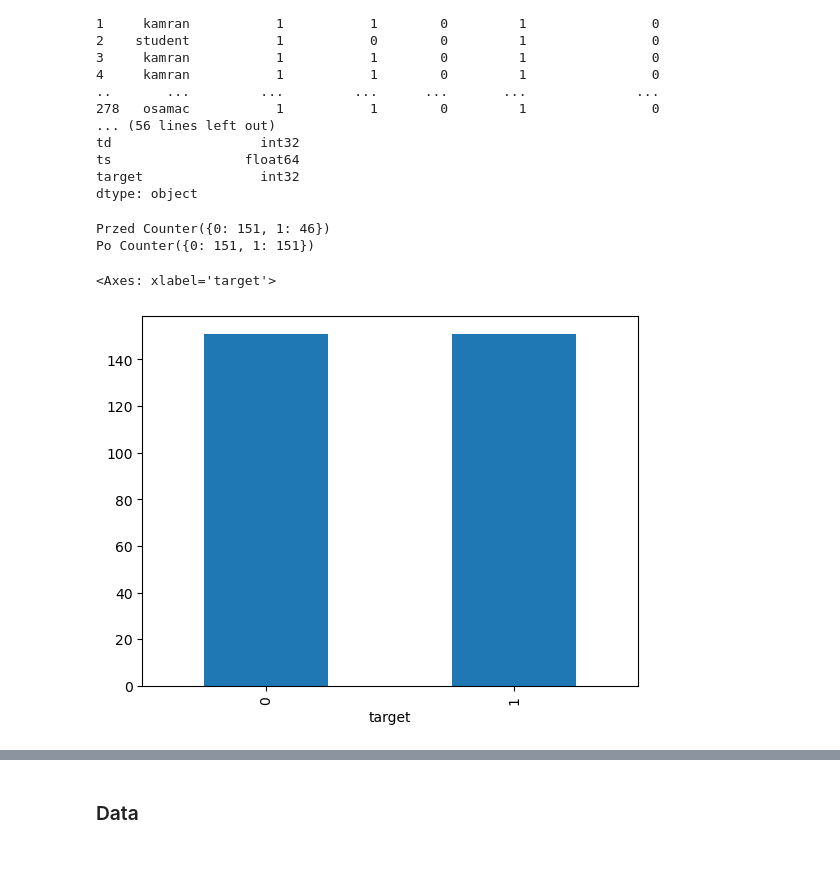
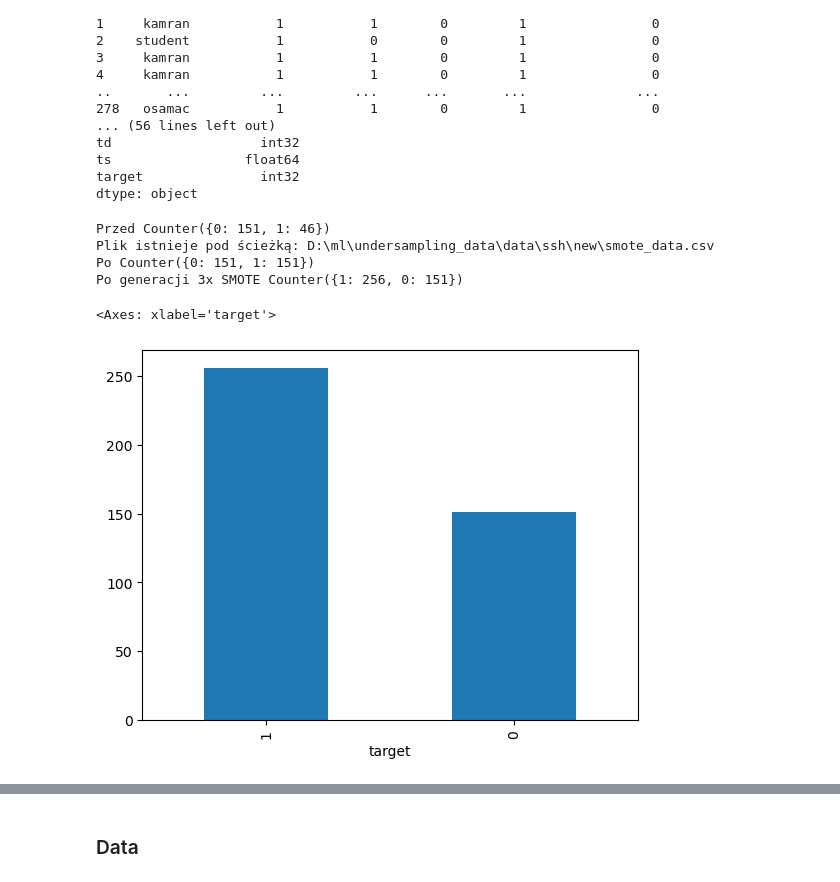
Before and after one commit to BeNNeTTcik/undersampling_data, a Jupyter notebook: notebooks/ssh.ipynb, the cells around one changed output, grey strips where cells are left out. Saved outputs shown, nothing was run; the diff lists cells and outputs as text; code cells hidden in the pictures.

```diff
--- a/notebooks/ssh.ipynb
+++ b/notebooks/ssh.ipynb
@@ -100,27 +100,52 @@ target               int32
 dtype: object
 # %%
 file_path1 = "D:\\ml\\undersampling_data\\data\\ssh\\new\\smote_data.csv"
+file_path2 = "D:\\ml\\undersampling_data\\data\\ssh\\new\\smote3_data.csv"
 #zamiana jesli istnieje to wczytaj plik jesli nie to stworz
-con = Counter(y_train)
-print("Przed", con)
+coun = Counter(y_train)
+majority_class = max(coun, key=coun.get)
+minority_class = min(coun, key=coun.get)
+missing_samples = coun[majority_class] - coun[minority_class]
+print("Przed", coun)
 smote = SMOTE(random_state=42)
 X_train_sm, y_train_sm = smote.fit_resample(X_train, y_train)
 
+smote2 = SMOTE(sampling_strategy={minority_class: coun[minority_class] + 2 * missing_samples}, random_state=42)
+X_train_sm3, y_train_sm3 = smote2.fit_resample(X_train, y_train)
+
 train_data_smote = pd.concat([X_train_sm, y_train_sm], axis=1)          #polaczenie danych wygenerowanych X_train oraz y_train
+train_data_smote3 = pd.concat([X_train_sm3, y_train_sm3], axis=1)
+
+#smote generated data
 train_data_smote['generated_by_smote'] = ['original' if i < len(df_train) else 'smote' for i in range(len(train_data_smote))]
 smote_data = train_data_smote[train_data_smote['generated_by_smote'] == 'smote'].drop('generated_by_smote', axis=1)
 smote_data["source"] = "smote"
 if not os.path.exists(file_path1):
     smote_data.to_csv(file_path1, index=False)
 else:
     print(f'Plik istnieje pod ścieżką: {file_path1}')
+
+#smote3 generated data
+train_data_smote3['generated_by_smote'] = ['original' if i < len(df_train) else 'smote' for i in range(len(train_data_smote3))]
+smote_data3 = train_data_smote3[train_data_smote3['generated_by_smote'] == 'smote'].drop('generated_by_smote', axis=1)
+smote_data3["source"] = "smote"
+if not os.path.exists(file_path2):
+    smote_data3.to_csv(file_path2, index=False)
+else:
+    print(f'Plik istnieje pod ścieżką: {file_path2}')
+
 con1 = Counter(y_train_sm)
 print("Po", con1)
+con2 = Counter(y_train_sm3)
+print("Po generacji 3x SMOTE", con2)
 pd.Series(y_train_sm).value_counts().plot.bar()
+pd.Series(y_train_sm3).value_counts().plot.bar()
 # %% [output]
 Przed Counter({0: 151, 1: 46})
+Plik istnieje pod ścieżką: D:\ml\undersampling_data\data\ssh\new\smote_data.csv
 Po Counter({0: 151, 1: 151})
+Po generacji 3x SMOTE Counter({1: 256, 0: 151})
 <Axes: xlabel='target'>
-[figure, old version]
+[figure, new version]
 # %%
 file_path2 = "D:\\ml\\undersampling_data\\data\\ssh\\new\\borderline_data.csv"
```
Also changed, not shown: parts of 2 cells of this notebook, 6 other files.
